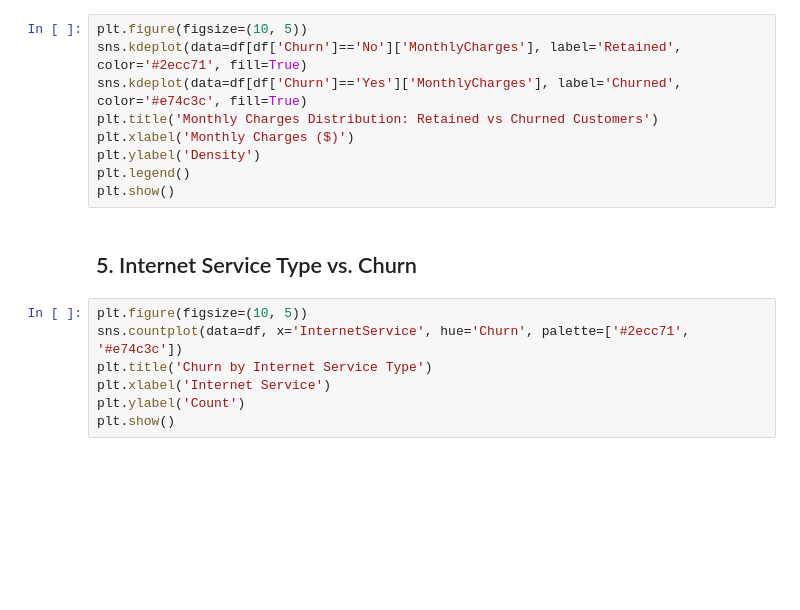
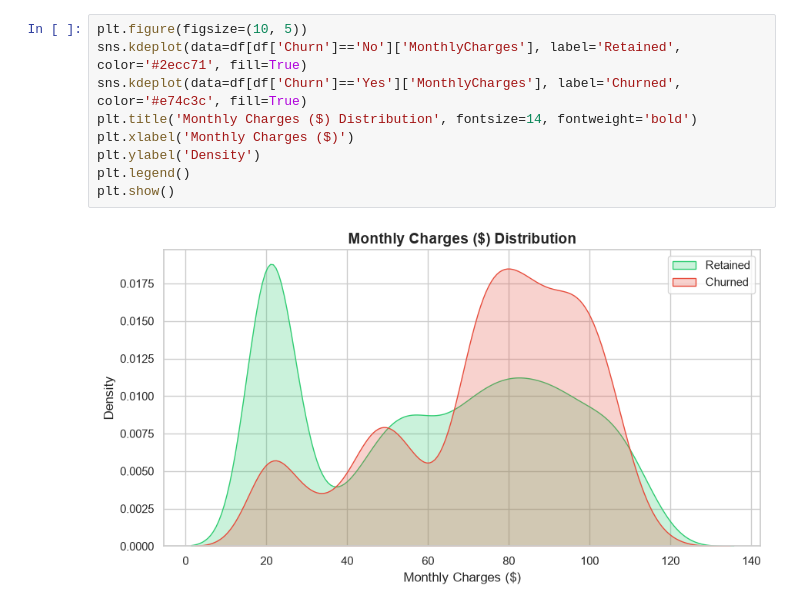
Before and after one commit to Varshapandey-8757/customer-churn-ltv-engine, a Jupyter notebook: notebooks/02_eda.ipynb, the cells around one changed output. Saved outputs shown, nothing was run; the diff lists cells and outputs as text; blank space fills up the shorter version.

```diff
--- a/notebooks/02_eda.ipynb
+++ b/notebooks/02_eda.ipynb
@@ -50,18 +65,11 @@ plt.show()
 # %%
 plt.figure(figsize=(10, 5))
 sns.kdeplot(data=df[df['Churn']=='No']['MonthlyCharges'], label='Retained', color='#2ecc71', fill=True)
 sns.kdeplot(data=df[df['Churn']=='Yes']['MonthlyCharges'], label='Churned', color='#e74c3c', fill=True)
-plt.title('Monthly Charges Distribution: Retained vs Churned Customers')
+plt.title('Monthly Charges ($) Distribution', fontsize=14, fontweight='bold')
 plt.xlabel('Monthly Charges ($)')
 plt.ylabel('Density')
 plt.legend()
 plt.show()
+# %% [output]
+[figure, added]
-# %% [markdown]
-## 5. Internet Service Type vs. Churn
-# %%
-plt.figure(figsize=(10, 5))
-sns.countplot(data=df, x='InternetService', hue='Churn', palette=['#2ecc71', '#e74c3c'])
-plt.title('Churn by Internet Service Type')
-plt.xlabel('Internet Service')
-plt.ylabel('Count')
-plt.show()
```
Also changed, not shown: parts of 11 cells of this notebook, 1 other file.
